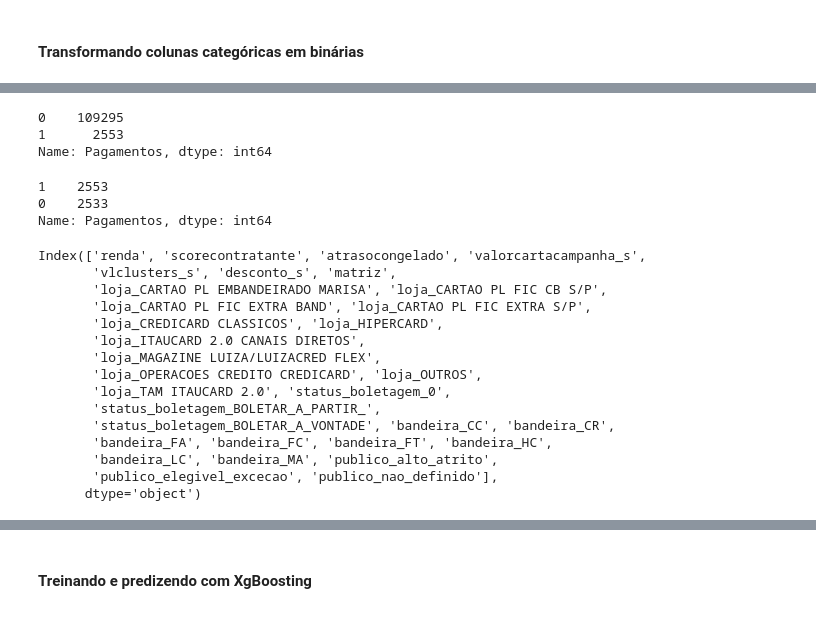
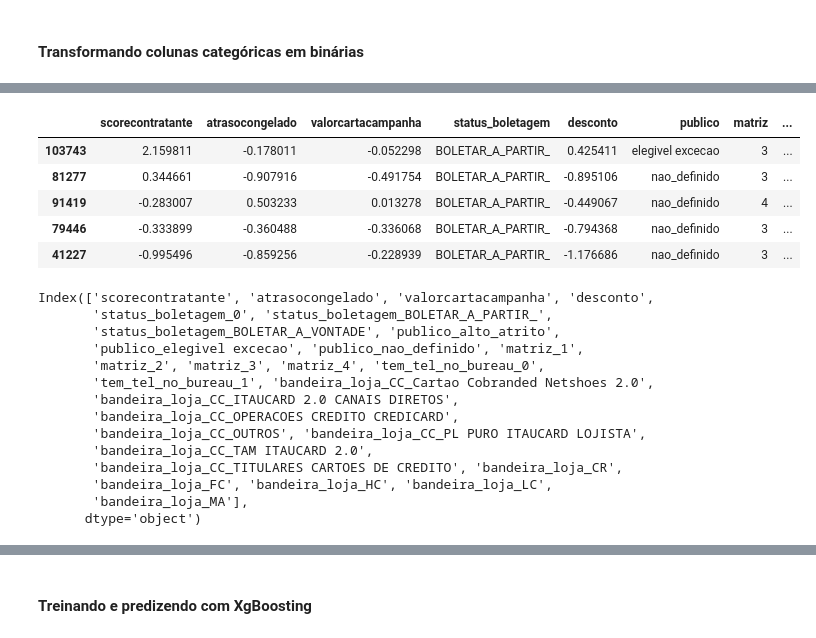
Before and after one commit to gbencke/scorea03, a Jupyter notebook: scoreA03.ipynb, the cells around one changed output, grey strips where cells are left out. Drawn from its saved outputs; the diff is of its cells as text; code cells hidden in the pictures.

```diff
--- a/scoreA03.ipynb
+++ b/scoreA03.ipynb
@@ -228,19 +236,0 @@ df.head()
-# %%
-df['Pagamentos'].value_counts()
-# %% [output]
-0    109295
-1      2553
-Name: Pagamentos, dtype: int64
-# %%
-df_maioria = df[df.Pagamentos==0]
-df_minoria = df[df.Pagamentos==1]
-df_maioria_randomizado = resample(df_maioria,
-                                 replace=True,
-                                 n_samples=2533,
-                                 random_state=123)
-df_balanceado = pd.concat([df_maioria_randomizado, df_minoria])
-df_balanceado.Pagamentos.value_counts()
-# %% [output]
-1    2553
-0    2533
-Name: Pagamentos, dtype: int64
@@ -247,19 +239,27 @@ Name: Pagamentos, dtype: int64
+# %%
+X.head()
+# %% [output]
+|  | scorecontratante | atrasocongelado | valorcartacampanha | status_boletagem | desconto | publico | matriz | ... |
+| 103743 | 2.159811 | -0.178011 | -0.052298 | BOLETAR_A_PARTIR_ | 0.425411 | elegivel excecao | 3 | ... |
+| 81277 | 0.344661 | -0.907916 | -0.491754 | BOLETAR_A_PARTIR_ | -0.895106 | nao_definido | 3 | ... |
+| 91419 | -0.283007 | 0.503233 | 0.013278 | BOLETAR_A_PARTIR_ | -0.449067 | nao_definido | 4 | ... |
+| 79446 | -0.333899 | -0.360488 | -0.336068 | BOLETAR_A_PARTIR_ | -0.794368 | nao_definido | 3 | ... |
+| 41227 | -0.995496 | -0.859256 | -0.228939 | BOLETAR_A_PARTIR_ | -1.176686 | nao_definido | 3 | ... |
 # %%
-dummies.columns
+X.columns
 # %% [output]
-Index(['renda', 'scorecontratante', 'atrasocongelado', 'valorcartacampanha_s',
-       'vlclusters_s', 'desconto_s', 'matriz',
-       'loja_CARTAO PL EMBANDEIRADO MARISA', 'loja_CARTAO PL FIC CB S/P',
-       'loja_CARTAO PL FIC EXTRA BAND', 'loja_CARTAO PL FIC EXTRA S/P',
-       'loja_CREDICARD CLASSICOS', 'loja_HIPERCARD',
-       'loja_ITAUCARD 2.0 CANAIS DIRETOS',
-       'loja_MAGAZINE LUIZA/LUIZACRED FLEX',
-       'loja_OPERACOES CREDITO CREDICARD', 'loja_OUTROS',
-       'loja_TAM ITAUCARD 2.0', 'status_boletagem_0',
-       'status_boletagem_BOLETAR_A_PARTIR_',
-       'status_boletagem_BOLETAR_A_VONTADE', 'bandeira_CC', 'bandeira_CR',
-       'bandeira_FA', 'bandeira_FC', 'bandeira_FT', 'bandeira_HC',
-       'bandeira_LC', 'bandeira_MA', 'publico_alto_atrito',
-       'publico_elegivel_excecao', 'publico_nao_definido'],
+Index(['scorecontratante', 'atrasocongelado', 'valorcartacampanha', 'desconto',
+       'status_boletagem_0', 'status_boletagem_BOLETAR_A_PARTIR_',
+       'status_boletagem_BOLETAR_A_VONTADE', 'publico_alto_atrito',
+       'publico_elegivel excecao', 'publico_nao_definido', 'matriz_1',
+       'matriz_2', 'matriz_3', 'matriz_4', 'tem_tel_no_bureau_0',
+       'tem_tel_no_bureau_1', 'bandeira_loja_CC_Cartao Cobranded Netshoes 2.0',
+       'bandeira_loja_CC_ITAUCARD 2.0 CANAIS DIRETOS',
+       'bandeira_loja_CC_OPERACOES CREDITO CREDICARD',
+       'bandeira_loja_CC_OUTROS', 'bandeira_loja_CC_PL PURO ITAUCARD LOJISTA',
+       'bandeira_loja_CC_TAM ITAUCARD 2.0',
+       'bandeira_loja_CC_TITULARES CARTOES DE CREDITO', 'bandeira_loja_CR',
+       'bandeira_loja_FC', 'bandeira_loja_HC', 'bandeira_loja_LC',
+       'bandeira_loja_MA'],
       dtype='object')
 # %%
```
Also changed, not shown: parts of 50 cells of this notebook, 7 other files.
